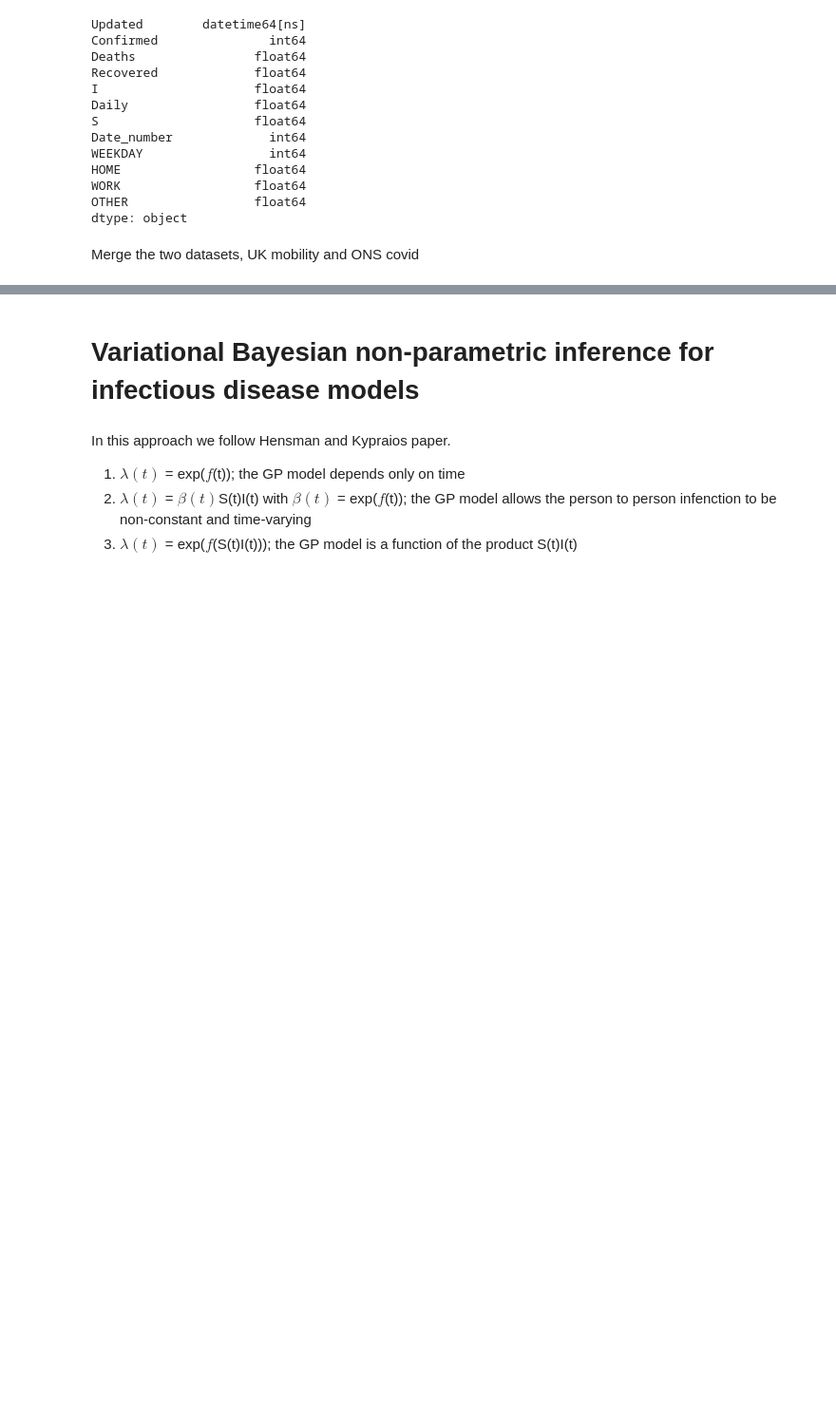
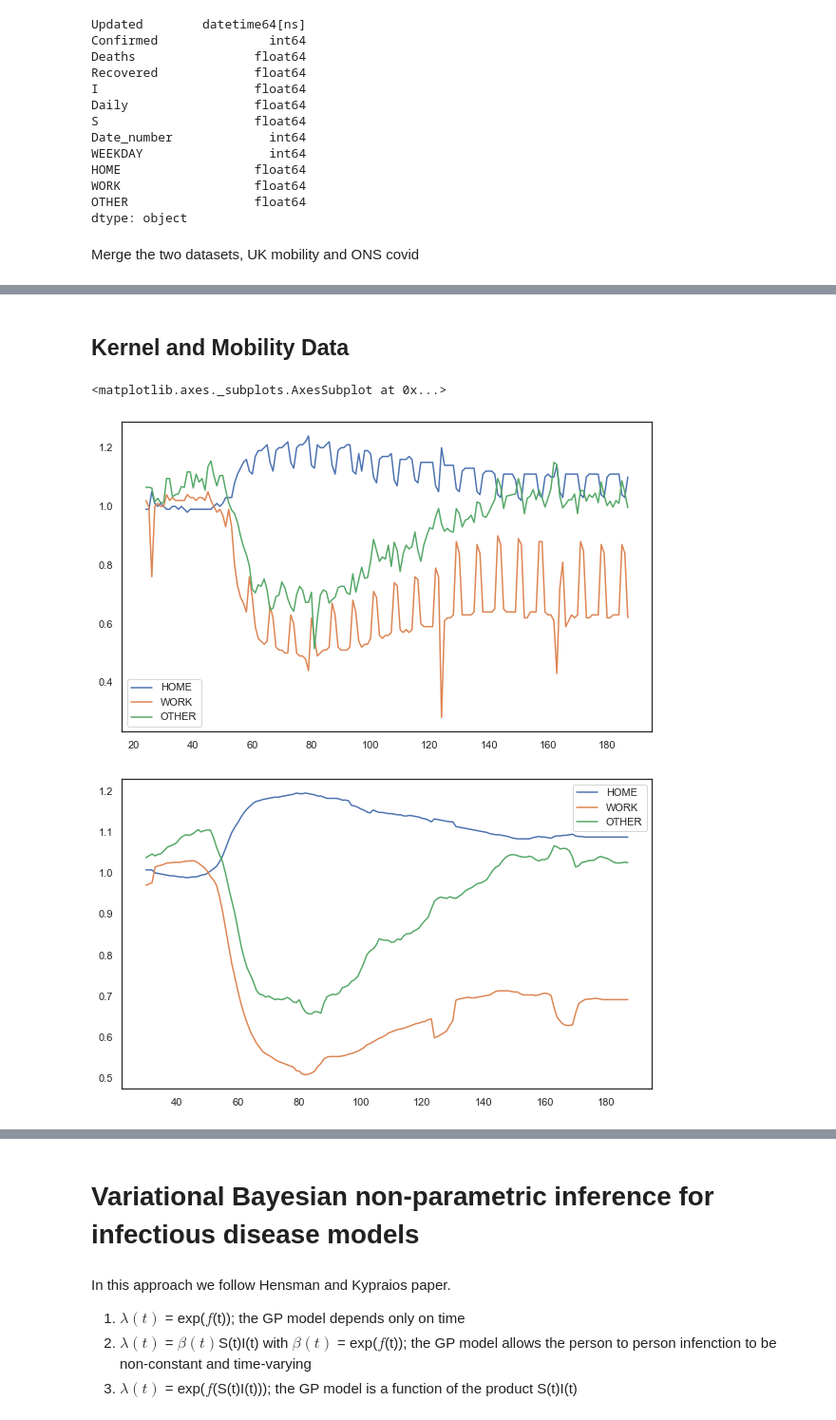
Before and after one commit to epidemic-research-team/compartmental-epidemic-model, a Jupyter notebook: GP for COVID.ipynb, the cells around one changed output, grey strips where cells are left out. Shown at 95% size. Drawn from its saved outputs; the diff is of its cells as text; code cells hidden in the pictures; blank space fills up the shorter version.

Commit message:
Added kernel exploration plots on US data + GP model with smoothed mobility inputs

```diff
--- a/GP for COVID.ipynb
+++ b/GP for COVID.ipynb
@@ -212,0 +238,9 @@ C.fillna(0, inplace=True)
+# %% [markdown]
+## Kernel and Mobility Data
+# %%
+final_data_us[["HOME", "WORK", "OTHER"]].plot(figsize=(10,6))
+final_data_us[["HOME", "WORK", "OTHER"]].rolling(7).mean().plot(figsize=(10,6))
+# %% [output]
+<matplotlib.axes._subplots.AxesSubplot at 0x...>
+[figure, added]
+[figure, added]
```
Also changed, not shown: parts of 28 cells of this notebook, 2 other files.
